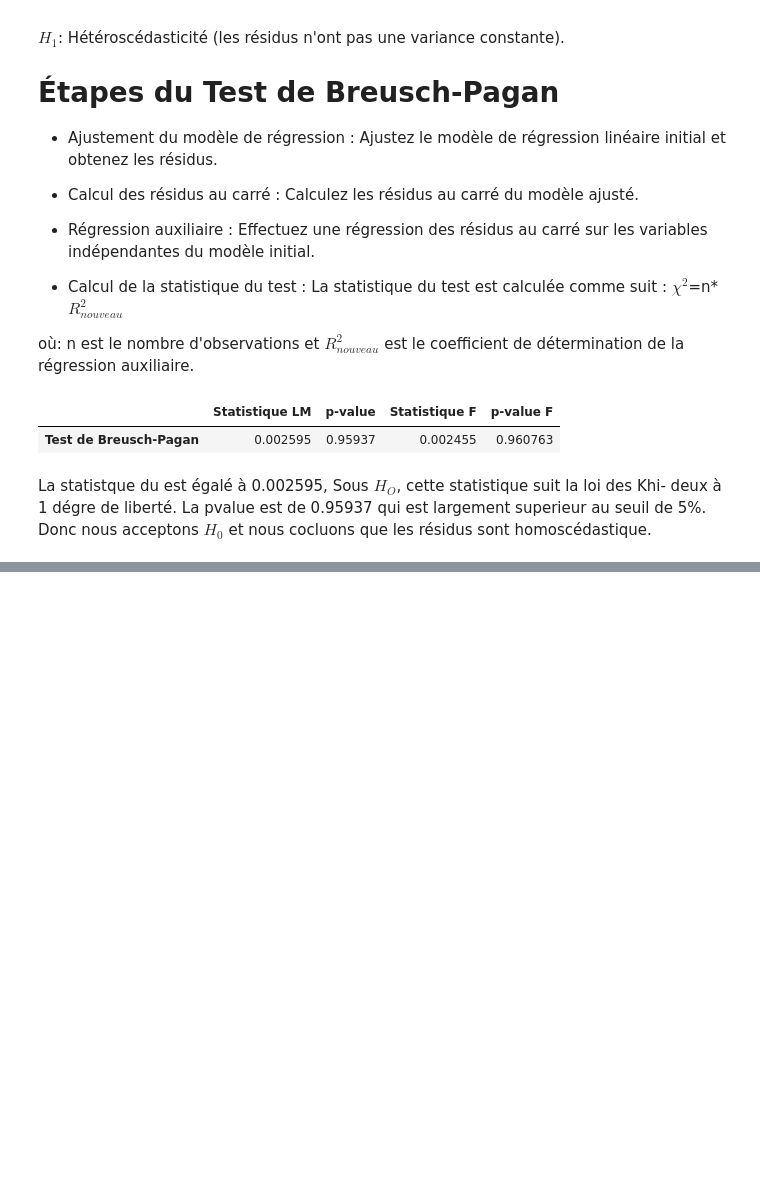
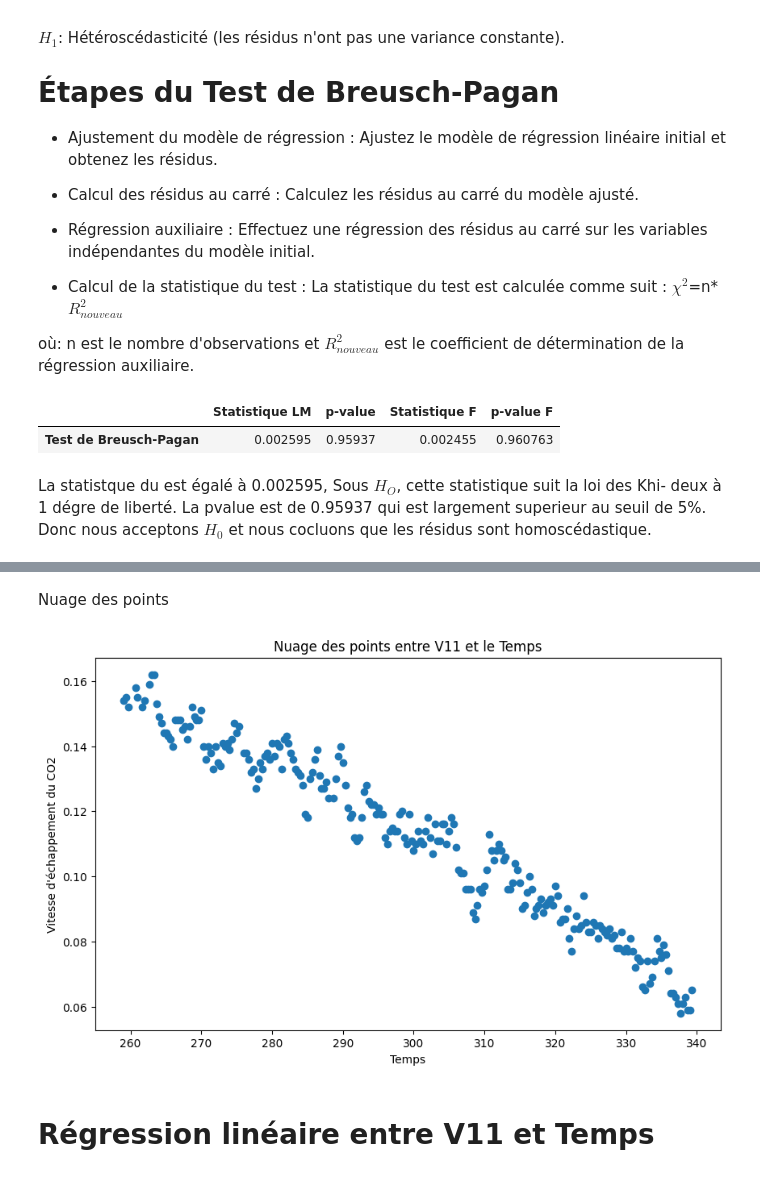
Before and after one commit to bigirimanainnocent12/Regresion_lineaire, a Jupyter notebook: CODE_RAPPORT_DE_STAGE.ipynb, the cells around one changed output, grey strips where cells are left out. Cells and saved outputs as stored; diff of their text form; code cells hidden in the pictures; blank space fills up the shorter version.

```diff
--- a/CODE_RAPPORT_DE_STAGE.ipynb
+++ b/CODE_RAPPORT_DE_STAGE.ipynb
@@ -248,0 +273,27 @@ La statistque du est égalé à 0.002595, Sous $H_O$, cette statistique suit la
+# %%
+import numpy as np
+
+# Drop columns with a single unique value
+for col in ['Fermenteur', 'Tps inject.']:
+    if col in fermenation.columns:
+        fermenation.drop(columns=col, inplace=True)
+
+# Replace infinite values with NaN
+for col in ['FinPhas', 'Csg V']:
+    if col in fermenation.columns:
+        fermenation[col] = fermenation[col].replace([np.inf, -np.inf], np.nan)
+
+# Remove columns with a high percentage of missing values (e.g., >90%)
+threshold = 0.9
+for col in fermenation.columns:
+  if fermenation[col].isnull().sum() / len(fermenation) > threshold:
+    fermenation.drop(columns=col, inplace=True)
+
+
+# Convert discretized numerical features to categorical (example with 'Volume' as it's likely discretized)
+for col in ['T°C', 'Csg T', 'Volume']:
+    if col in fermenation.columns:
+        if fermenation[col].nunique() < 10: # Consider a column discretized if it has less than 10 unique values. Adjust as needed.
+            fermenation[col] = fermenation[col].astype('category')
+
+display(fermenation.head())
@@ -248,0 +307,2 @@ La statistque du est égalé à 0.002595, Sous $H_O$, cette statistique suit la
+# %%
+fermenation.drop(columns=['debut_experience','T°C','Volume','Operateur','Vinst','Acc G','Acc G','Csg T',"V5",'Poids'],inplace=True)
@@ -248,0 +333,3 @@ La statistque du est égalé à 0.002595, Sous $H_O$, cette statistique suit la
+# %%
+data_fermentation=fermenation[fermenation['Souche']=='VRB e2']
+data_fermentation.head()
@@ -248,0 +356,15 @@ La statistque du est égalé à 0.002595, Sous $H_O$, cette statistique suit la
+# %% [markdown]
+Nuage des points
+# %%
+import matplotlib.pyplot as plt
+figsize = (10, 6)
+plt.figure(figsize=figsize)
+plt.scatter(data_fermentation['Temps'],data_fermentation['V11'])
+plt.xlabel('Temps')
+plt.ylabel("Vitesse d'échappement du CO2")
+plt.title('Nuage des points entre V11 et le Temps')
+plt.show()
+# %% [output]
+[figure, added]
+# %% [markdown]
+# **Régression linéaire entre V11 et Temps**
```
Also changed, not shown: parts of 13 cells of this notebook.
